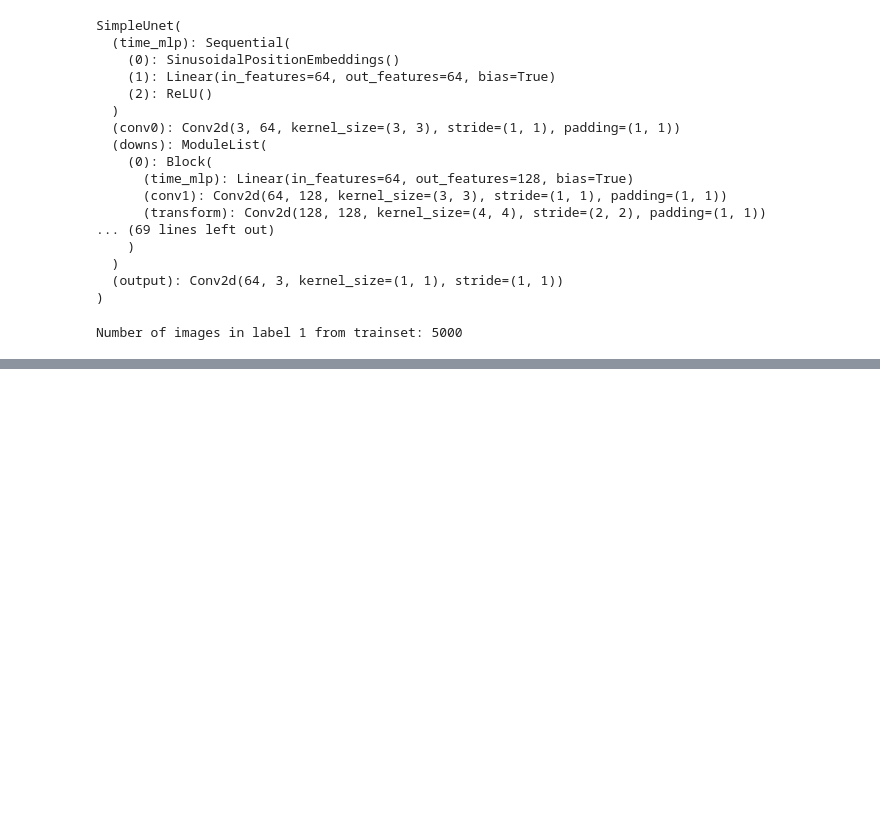
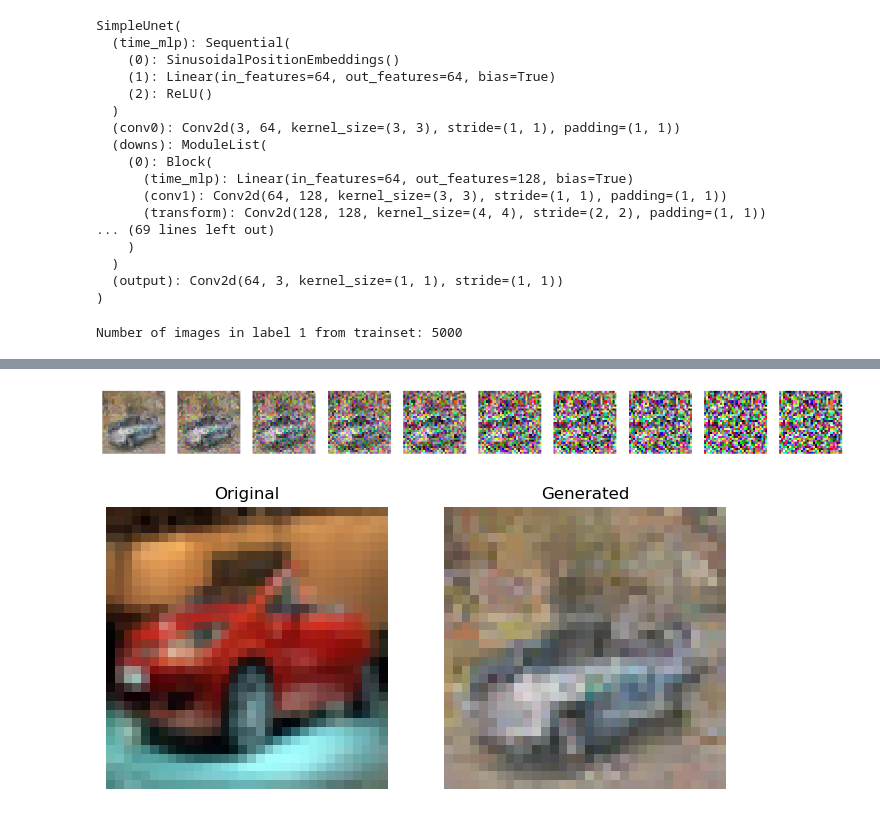
Before and after one commit to FloBaumgartner/cifar10_imgGeneration, a Jupyter notebook: vdl_mc_img-gen_cifar10.ipynb, the cells around one changed output, grey strips where cells are left out. Drawn from its saved outputs; the diff is of its cells as text; code cells hidden in the pictures; blank space fills up the shorter version.

```diff
--- a/vdl_mc_img-gen_cifar10.ipynb
+++ b/vdl_mc_img-gen_cifar10.ipynb
@@ -559,0 +555,8 @@ compare_images(train_1label[0], x_gen[0])
+# %%
+with torch.no_grad():
+    x_gen_new = sample_plot_image(T,terms["sqrt_one_minus_alphas_cumprod"], terms["sqrt_recip_alphas"], betas, model_simpleU, terms["posterior_variance"])
+
+compare_images(train_1label[4], x_gen_new[0])
+# %% [output]
+[figure, added]
+[figure, added]
```
Also changed, not shown: parts of 14 cells of this notebook.
